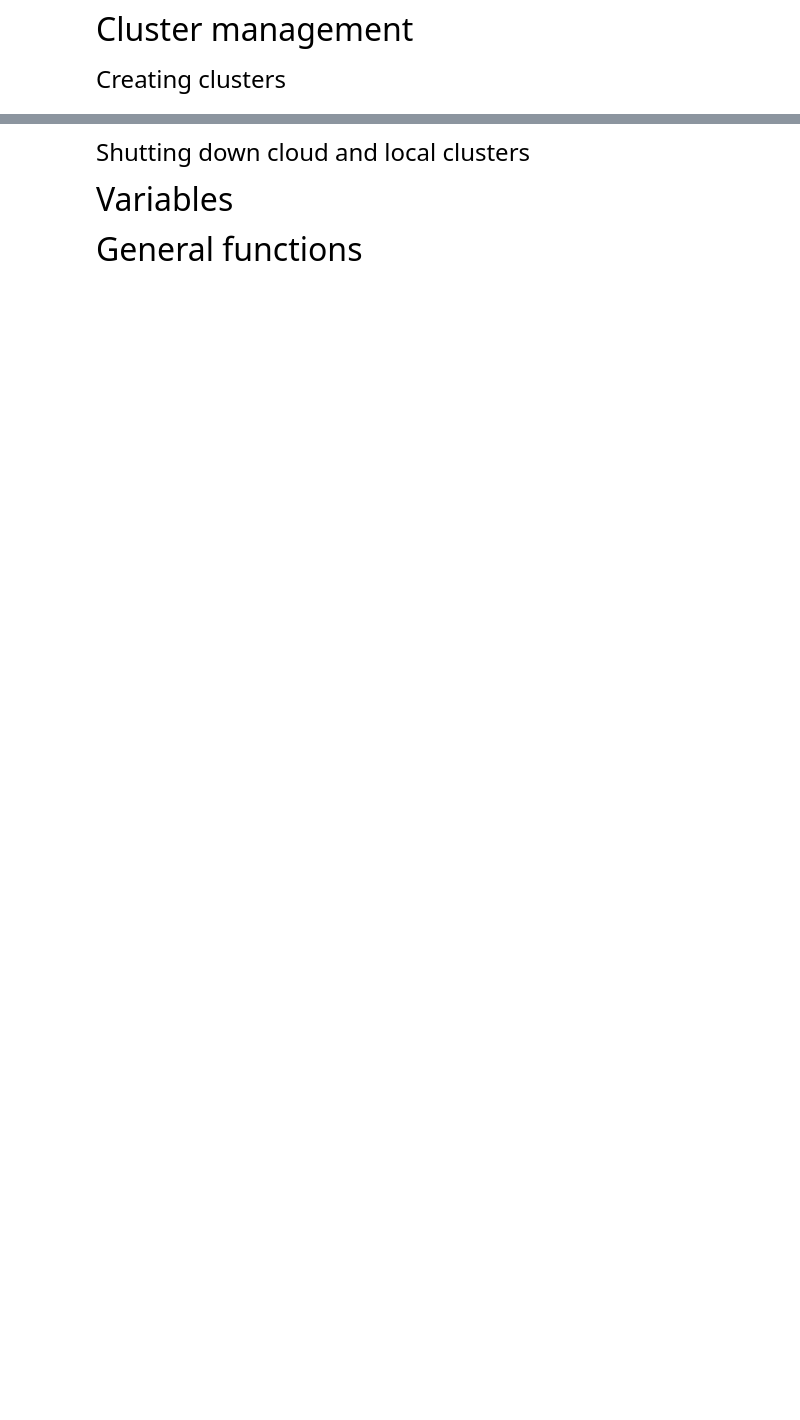
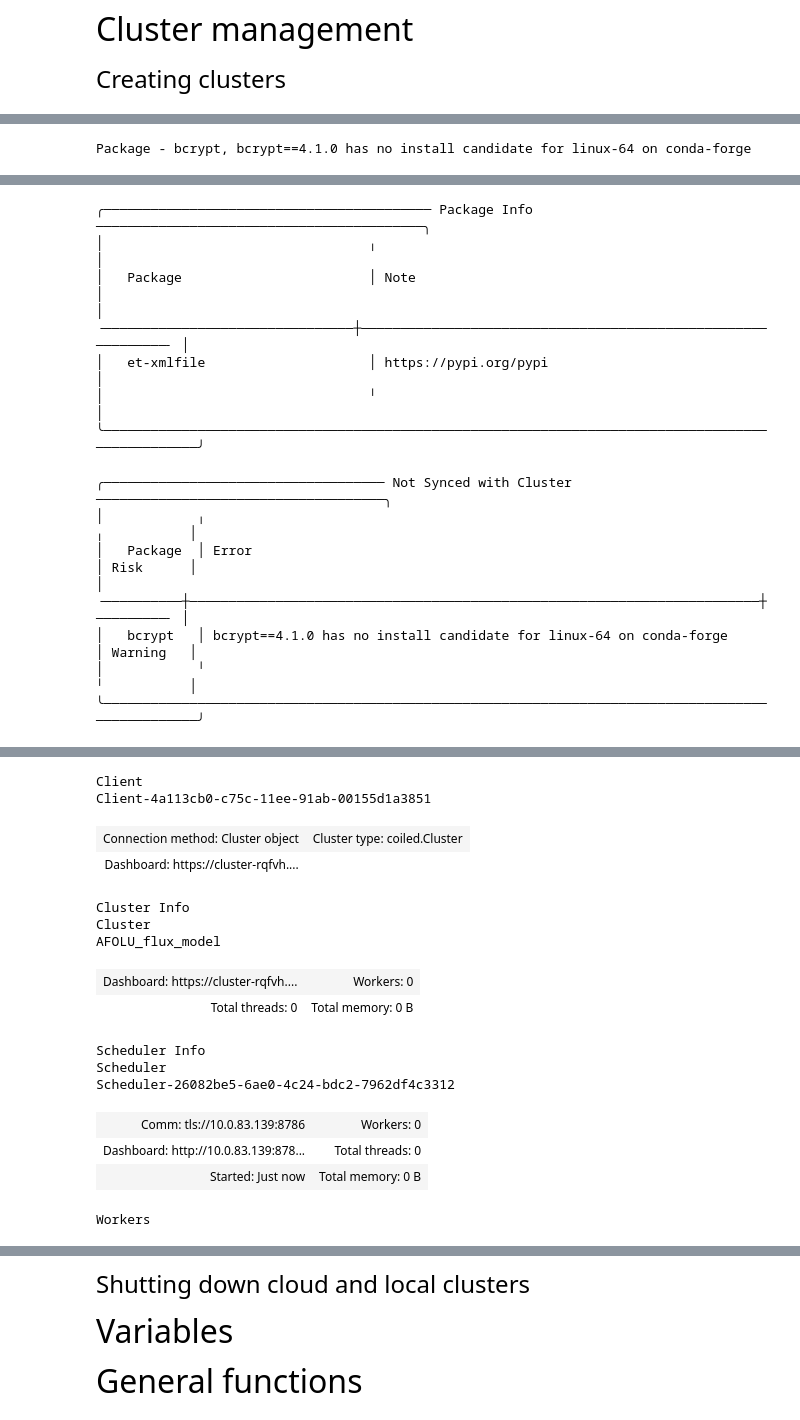
Before and after one commit to wri/AFOLU_GHG_flux_model, a Jupyter notebook: src/LULUCF/notebooks/utilities_and_variables.ipynb, the cells around one changed output, grey strips where cells are left out. Saved outputs shown, nothing was run; the diff lists cells and outputs as text; code cells hidden in the pictures; blank space fills up the shorter version.

```diff
--- a/src/LULUCF/notebooks/utilities_and_variables.ipynb
+++ b/src/LULUCF/notebooks/utilities_and_variables.ipynb
@@ -53,16 +53,17 @@ coiled_client
 # %%
 # Test cluster
 coiled_cluster = coiled.Cluster(
-    n_workers=6,
+    n_workers=4,
     use_best_zone=True,
     compute_purchase_option="spot_with_fallback",
     idle_timeout="10 minutes",
     region="us-east-1",
     name="AFOLU_flux_model",
     account='jterry64', # Necessary to use the AWS environment that Justin set up in Coiled
-    worker_memory = "8GiB"
+    worker_memory = "32GiB"
 )
 
 # Coiled cluster (cloud run)
 coiled_client = coiled_cluster.get_client()
 coiled_client
+# %% [output]
@@ -68,0 +71 @@ coiled_client
+Package - bcrypt, bcrypt==4.1.0 has no install candidate for linux-64 on conda-forge
@@ -68,0 +73,14 @@ coiled_client
+╭────────────────────────────────────────── Package Info ──────────────────────────────────────────╮
+│                                  ╷                                                               │
+│   Package                        │ Note                                                          │
+│ ╶────────────────────────────────┼─────────────────────────────────────────────────────────────╴ │
+│   et-xmlfile                     │ https://pypi.org/pypi                                         │
+│                                  ╵                                                               │
+╰──────────────────────────────────────────────────────────────────────────────────────────────────╯
+╭──────────────────────────────────── Not Synced with Cluster ─────────────────────────────────────╮
+│            ╷                                                                         ╷           │
+│   Package  │ Error                                                                   │ Risk      │
+│ ╶──────────┼─────────────────────────────────────────────────────────────────────────┼─────────╴ │
+│   bcrypt   │ bcrypt==4.1.0 has no install candidate for linux-64 on conda-forge      │ Warning   │
+│            ╵                                                                         ╵           │
+╰──────────────────────────────────────────────────────────────────────────────────────────────────╯
@@ -69,3 +89,19 @@ coiled_client
+Client
+Client-4a113cb0-c75c-11ee-91ab-00155d1a3851
+| Connection method: Cluster object | Cluster type: coiled.Cluster |
+| Dashboard: https://cluster-rqfvh.... |  |
+Cluster Info
+Cluster
+AFOLU_flux_model
+| Dashboard: https://cluster-rqfvh.... | Workers: 0 |
+| Total threads: 0 | Total memory: 0 B |
+Scheduler Info
+Scheduler
+Scheduler-26082be5-6ae0-4c24-bdc2-7962df4c3312
+| Comm: tls://10.0.83.139:8786 | Workers: 0 |
+| Dashboard: http://10.0.83.139:878... | Total threads: 0 |
+| Started: Just now | Total memory: 0 B |
+Workers
 # %%
 # Local single-process cluster (local run). Will run .compute() on just one process, not a whole cluster.
 local_client = Client(processes=False)
```
Also changed, not shown: parts of 7 cells of this notebook.
